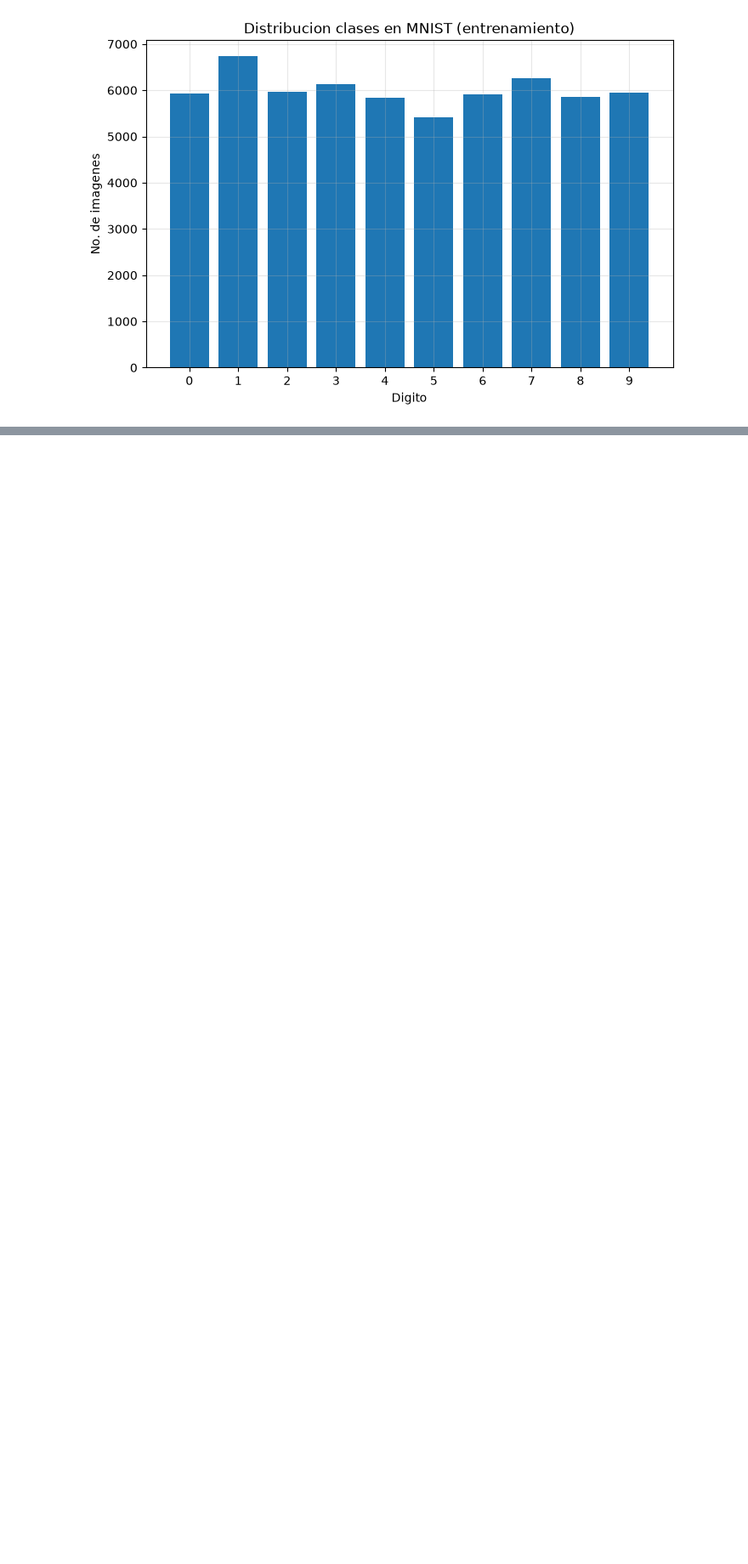
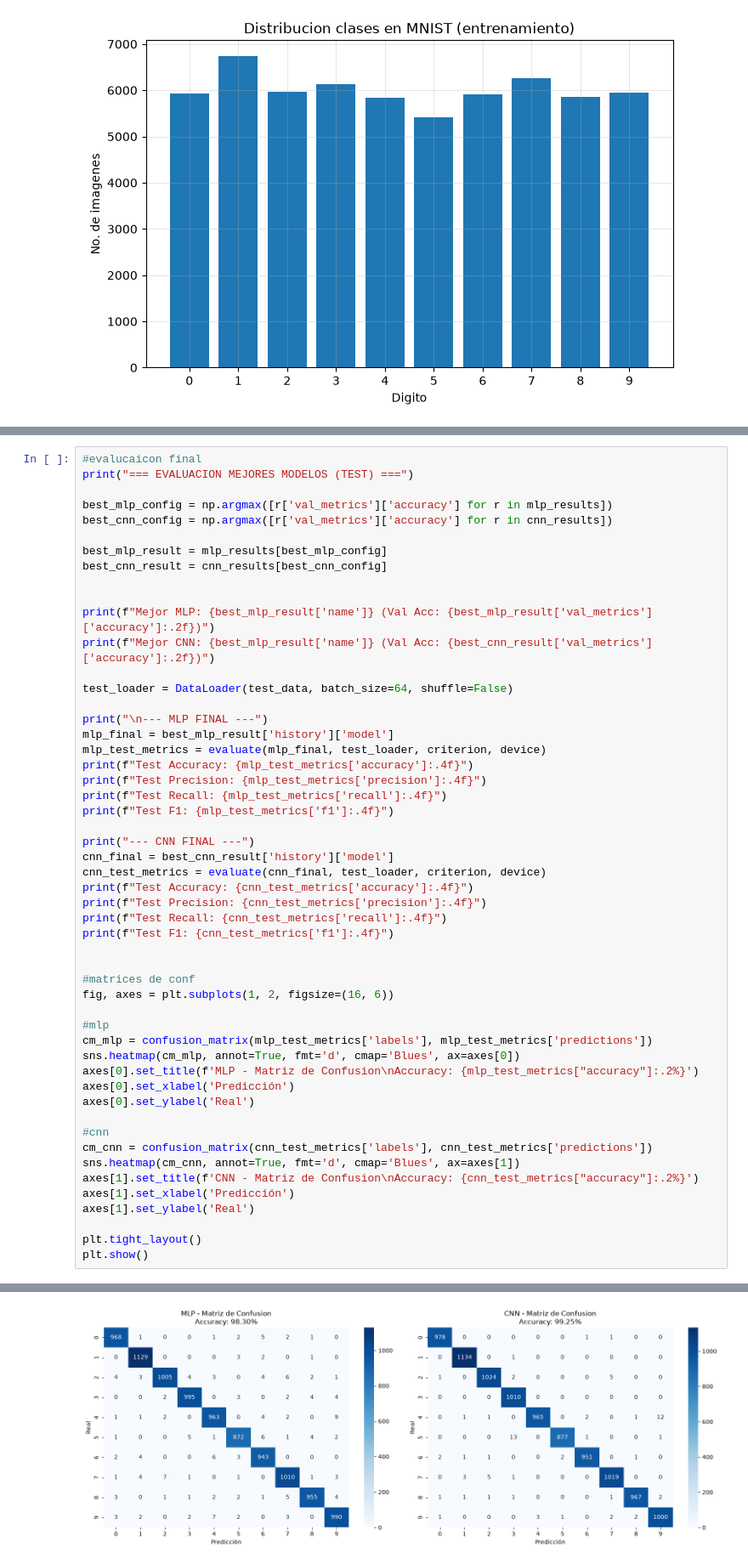
Before and after one commit to abbydoag/Labs_DeepL, a Jupyter notebook: Lab2.ipynb, the cells around one changed output, grey strips where cells are left out. Shown at 85% size. Drawn from its saved outputs; the diff is of its cells as text; blank space fills up the shorter version.

```diff
--- a/Lab2.ipynb
+++ b/Lab2.ipynb
@@ -83,0 +682,53 @@ plt.show()
+# %%
+#evalucaicon final
+print("=== EVALUACION MEJORES MODELOS (TEST) ===")
+
+best_mlp_config = np.argmax([r['val_metrics']['accuracy'] for r in mlp_results])
+best_cnn_config = np.argmax([r['val_metrics']['accuracy'] for r in cnn_results])
+
+best_mlp_result = mlp_results[best_mlp_config]
+best_cnn_result = cnn_results[best_cnn_config]
+
+
+print(f"Mejor MLP: {best_mlp_result['name']} (Val Acc: {best_mlp_result['val_metrics']['accuracy']:.2f})")
+print(f"Mejor CNN: {best_mlp_result['name']} (Val Acc: {best_cnn_result['val_metrics']['accuracy']:.2f})")
+
+test_loader = DataLoader(test_data, batch_size=64, shuffle=False)
+
+print("\n--- MLP FINAL ---")
+mlp_final = best_mlp_result['history']['model']
+mlp_test_metrics = evaluate(mlp_final, test_loader, criterion, device)
+print(f"Test Accuracy: {mlp_test_metrics['accuracy']:.4f}")
+print(f"Test Precision: {mlp_test_metrics['precision']:.4f}")
+print(f"Test Recall: {mlp_test_metrics['recall']:.4f}")
+print(f"Test F1: {mlp_test_metrics['f1']:.4f}")
+
+print("--- CNN FINAL ---")
+cnn_final = best_cnn_result['history']['model']
+cnn_test_metrics = evaluate(cnn_final, test_loader, criterion, device)
+print(f"Test Accuracy: {cnn_test_metrics['accuracy']:.4f}")
+print(f"Test Precision: {cnn_test_metrics['precision']:.4f}")
+print(f"Test Recall: {cnn_test_metrics['recall']:.4f}")
+print(f"Test F1: {cnn_test_metrics['f1']:.4f}")
+
+
+#matrices de conf
+fig, axes = plt.subplots(1, 2, figsize=(16, 6))
+
+#mlp
+cm_mlp = confusion_matrix(mlp_test_metrics['labels'], mlp_test_metrics['predictions'])
+sns.heatmap(cm_mlp, annot=True, fmt='d', cmap='Blues', ax=axes[0])
+axes[0].set_title(f'MLP - Matriz de Confusion\nAccuracy: {mlp_test_metrics["accuracy"]:.2%}')
+axes[0].set_xlabel('Predicción')
+axes[0].set_ylabel('Real')
+
+#cnn
+cm_cnn = confusion_matrix(cnn_test_metrics['labels'], cnn_test_metrics['predictions'])
+sns.heatmap(cm_cnn, annot=True, fmt='d', cmap='Blues', ax=axes[1])
+axes[1].set_title(f'CNN - Matriz de Confusion\nAccuracy: {cnn_test_metrics["accuracy"]:.2%}')
+axes[1].set_xlabel('Predicción')
+axes[1].set_ylabel('Real')
+
+plt.tight_layout()
+plt.show()
+# %% [output]
@@ -83,0 +749 @@ plt.show()
+[figure, added]
```
Also changed, not shown: parts of 12 cells of this notebook.
